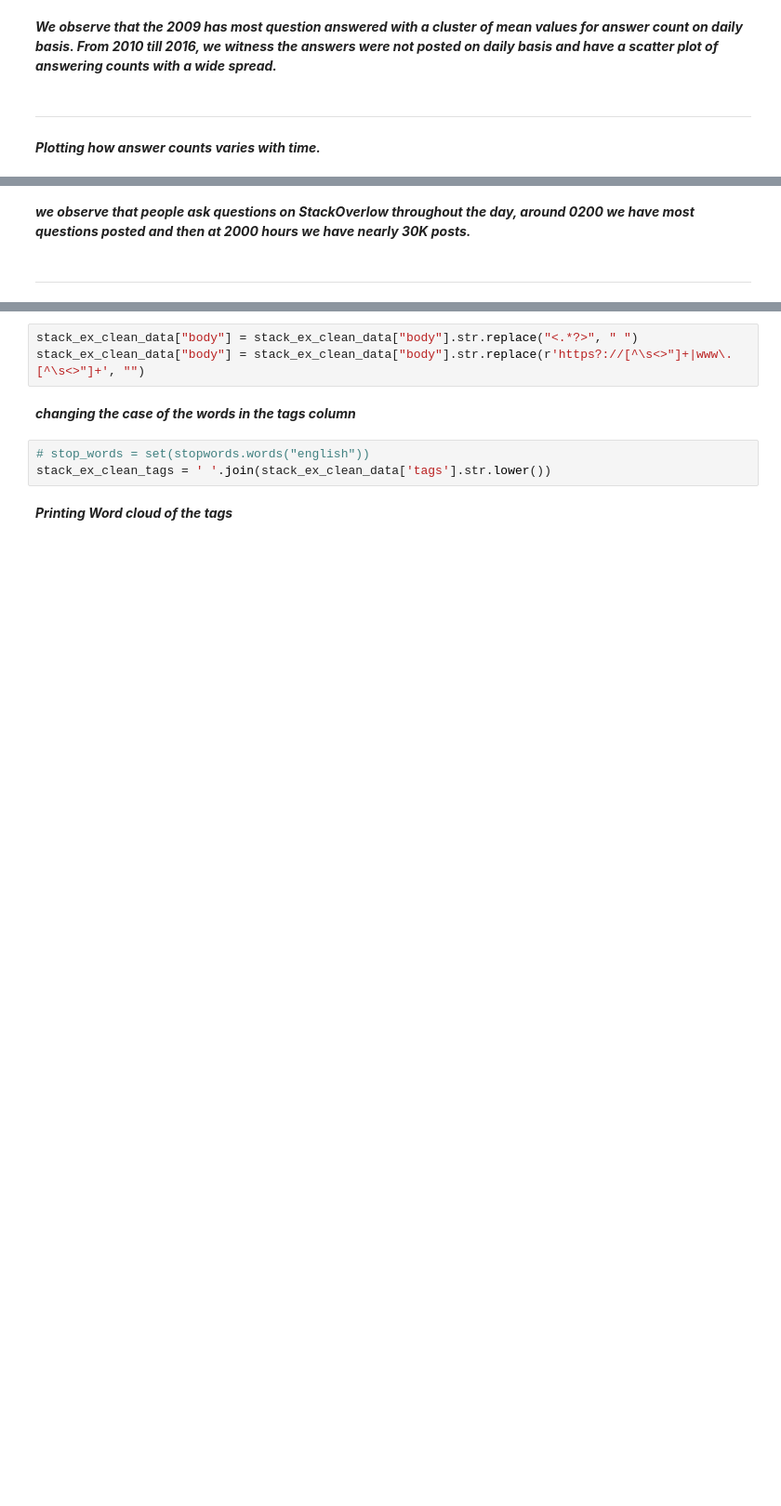
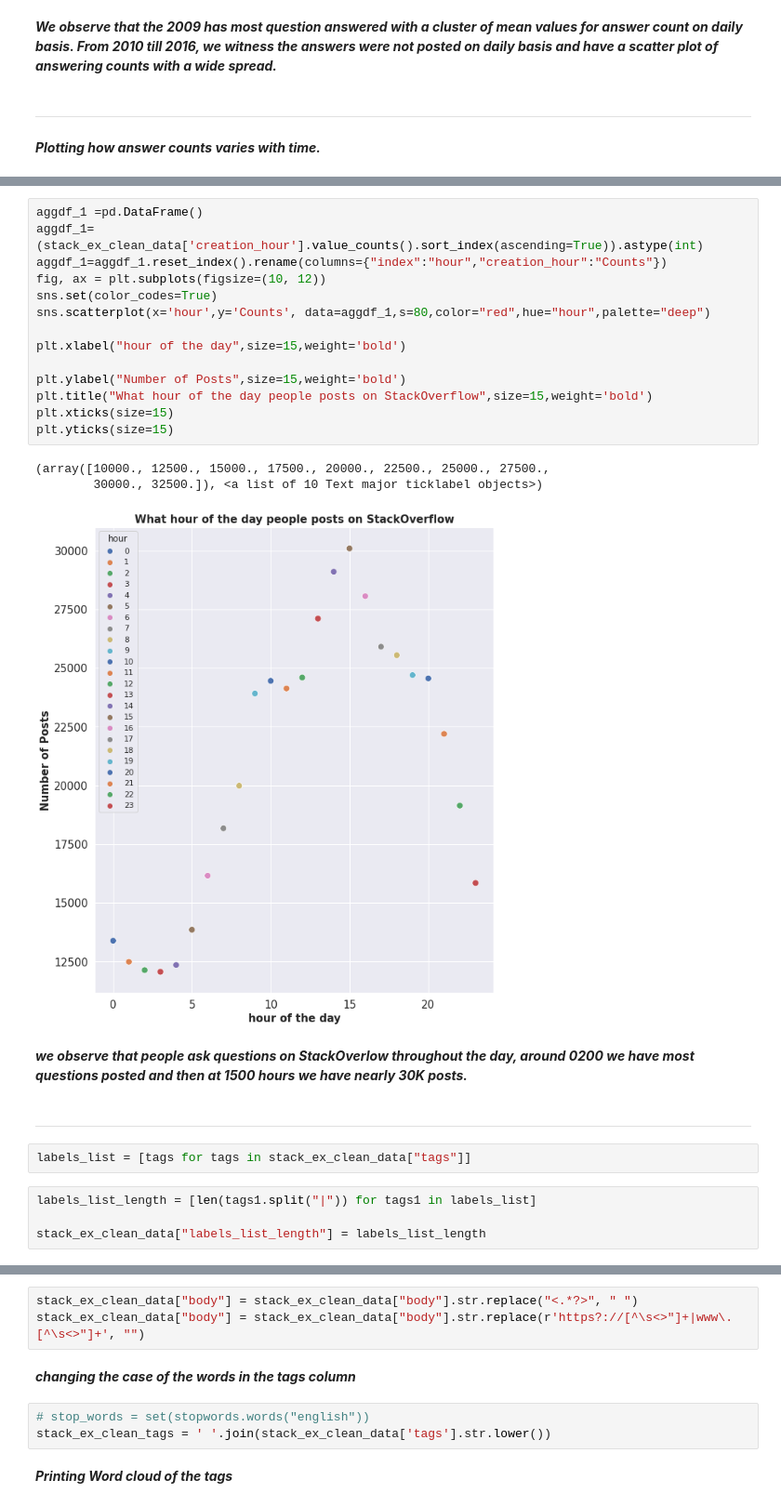
Before and after one commit to agamkachhal/COMP8240_GroupS, a Jupyter notebook: stackexchangeposts_analysis.ipynb, the cells around one changed output, grey strips where cells are left out. Shown: that part at 93% size. Cells and saved outputs as stored; diff of their text form; blank space fills up the shorter version.

```diff
--- a/stackexchangeposts_analysis.ipynb
+++ b/stackexchangeposts_analysis.ipynb
@@ -162,4 +148,28 @@ iplot(fig)
+# %%
+aggdf_1 =pd.DataFrame()
+aggdf_1=(stack_ex_clean_data['creation_hour'].value_counts().sort_index(ascending=True)).astype(int)
+aggdf_1=aggdf_1.reset_index().rename(columns={"index":"hour","creation_hour":"Counts"})
+fig, ax = plt.subplots(figsize=(10, 12))
+sns.set(color_codes=True)
+sns.scatterplot(x='hour',y='Counts', data=aggdf_1,s=80,color="red",hue="hour",palette="deep")
+
+plt.xlabel("hour of the day",size=15,weight='bold')
+
+plt.ylabel("Number of Posts",size=15,weight='bold')
+plt.title("What hour of the day people posts on StackOverflow",size=15,weight='bold')
+plt.xticks(size=15)
+plt.yticks(size=15)
+# %% [output]
+(array([10000., 12500., 15000., 17500., 20000., 22500., 25000., 27500.,
+        30000., 32500.]), <a list of 10 Text major ticklabel objects>)
+[figure, added]
 # %% [markdown]
-**_we observe that people ask questions on StackOverlow throughout the day, around 0200 we have most questions posted and then at 2000 hours we have nearly 30K posts._**
+**_we observe that people ask questions on StackOverlow throughout the day, around 0200 we have most questions posted and then at 1500 hours we have nearly 30K posts._**
 # %% [markdown]
 ------------
+# %%
+labels_list = [tags for tags in stack_ex_clean_data["tags"]]
+# %%
+labels_list_length = [len(tags1.split("|")) for tags1 in labels_list]
+
+stack_ex_clean_data["labels_list_length"] = labels_list_length
```
Also changed, not shown: parts of 16 cells of this notebook.
